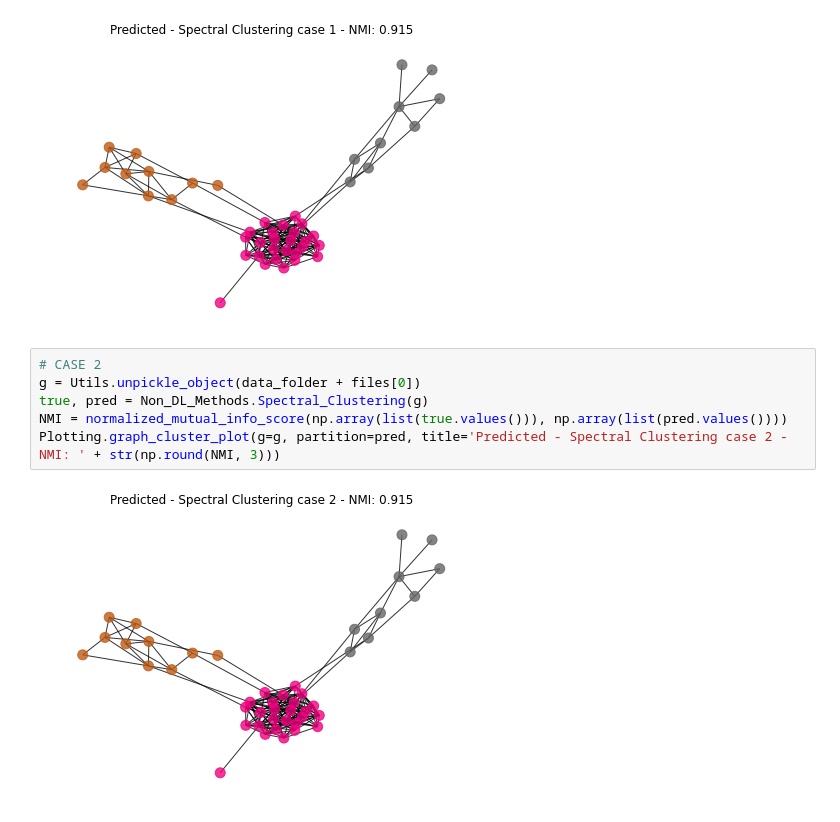
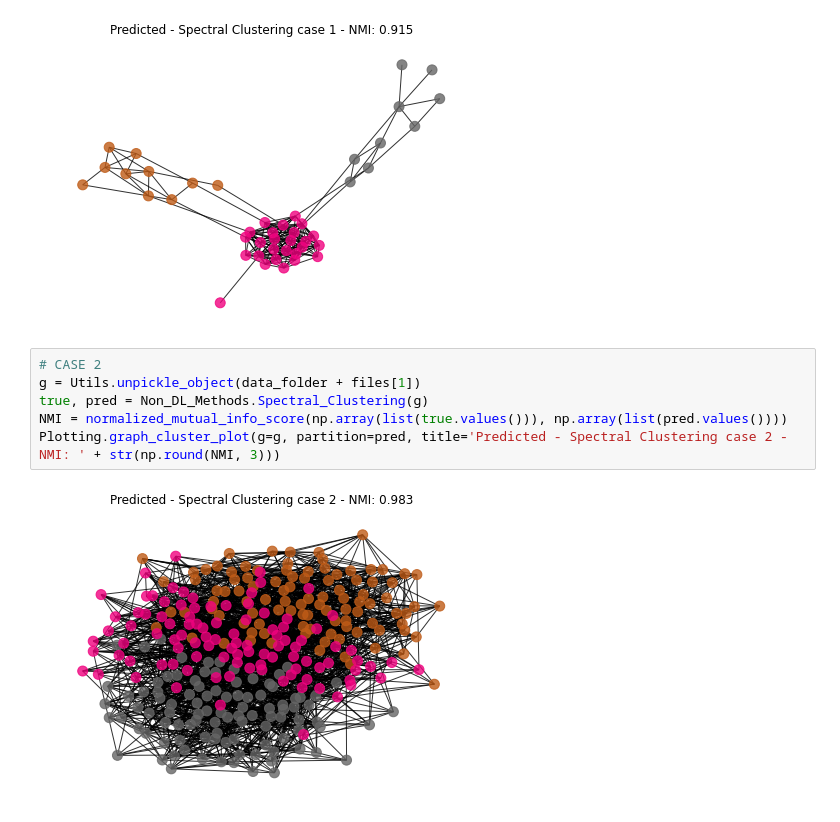
Before and after one commit to arifmoh2/community-detetction-deep-learning, a Jupyter notebook: Main_Code_Repo/Non_DL_benchmarking.ipynb, the cells around one changed output. Cells and saved outputs as stored; diff of their text form.

```diff
--- a/Main_Code_Repo/Non_DL_benchmarking.ipynb
+++ b/Main_Code_Repo/Non_DL_benchmarking.ipynb
@@ -48,11 +48,11 @@ Plotting.graph_cluster_plot(g=g, partition=pred, title='Predicted - Spectral Clu
 [figure]
 # %%
 # CASE 2
-g = Utils.unpickle_object(data_folder + files[0])
+g = Utils.unpickle_object(data_folder + files[1])
 true, pred = Non_DL_Methods.Spectral_Clustering(g)
 NMI = normalized_mutual_info_score(np.array(list(true.values())), np.array(list(pred.values())))
 Plotting.graph_cluster_plot(g=g, partition=pred, title='Predicted - Spectral Clustering case 2 - NMI: ' + str(np.round(NMI, 3)))
 # %% [output]
-[figure, old version]
+[figure, new version]
 # %%
 # CASE 3
```
Also changed, not shown: parts of 8 cells of this notebook, 2 other files.
